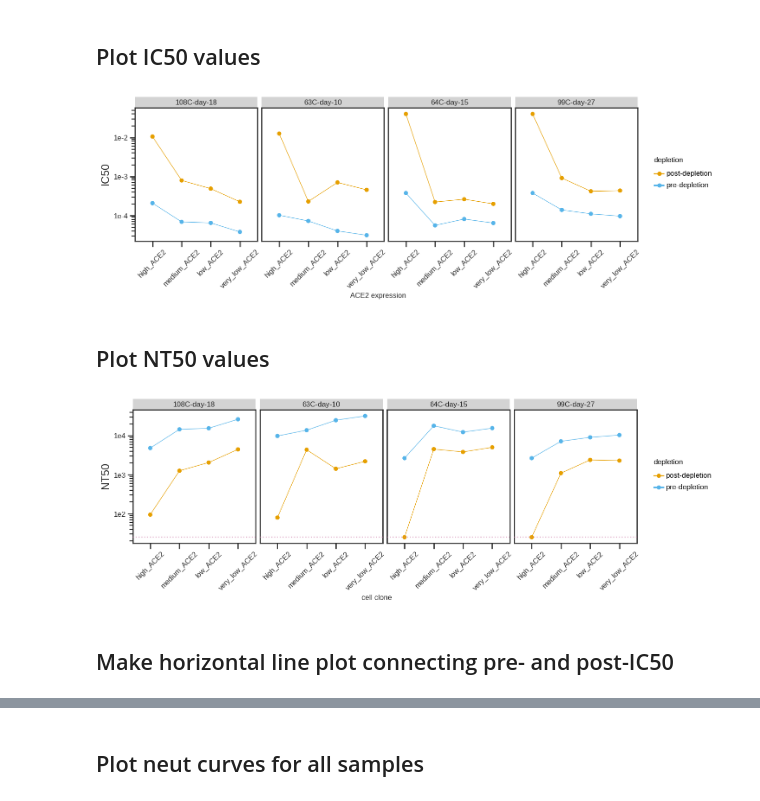
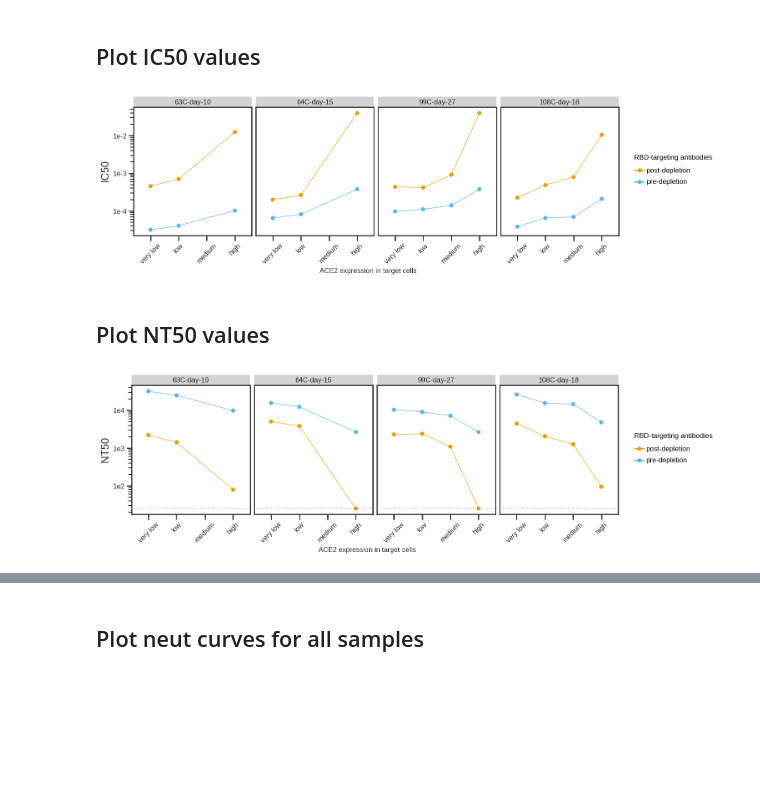
Before and after one commit to jbloomlab/Ace2_expression_neuts, a Jupyter notebook: virus_neutralization.ipynb, the cells around one changed output, grey strips where cells are left out. Drawn from its saved outputs; the diff is of its cells as text; code cells hidden in the pictures; blank space fills up the shorter version.

Commit message:
plot update

```diff
--- a/virus_neutralization.ipynb
+++ b/virus_neutralization.ipynb
@@ -121,9 +69,15 @@ fitparams
 fitparams.to_csv(config['neuts'], index=False)
 # %%
 fitparams[['sample', 'cells']] = fitparams['serum'].str.split('__', 1, expand=True)
+
+fitparams = fitparams.rename(columns={"depletion": "RBD-targeting antibodies"})
 # %%
 #category for cell order so that ggplot does not use alphabetical
-cat_order = ['high_ACE2', 'medium_ACE2', 'low_ACE2', 'very_low_ACE2']
+cat_order = ['very low', 'low', 'medium', 'high']
 fitparams['category'] = pd.Categorical(fitparams['cells'], categories=cat_order, ordered=True)
+
+cat_order_sera = ['63C-day-10', '64C-day-15', '99C-day-27', '108C-day-18']
+fitparams['sample'] = pd.Categorical(fitparams['sample'], categories=cat_order_sera, ordered=True)
+
 fitparams
 # %% [output]
@@ -147,31 +101,31 @@ fitparams
 # %% [markdown]
 ## Plot IC50 values
 # %%
-IC50 = (ggplot(fitparams, aes(x='category', y='ic50', colour='depletion', group = 'depletion')) +
+IC50 = (ggplot(fitparams, aes(x='category', y='ic50', colour='RBD-targeting antibodies', group = 'RBD-targeting antibodies')) +
               geom_point(size=3) +
         geom_line(alpha=1) +
              theme(figure_size=(15,1*df['serum'].nunique()),
                    axis_text=element_text(size=12),
                    axis_text_x=element_text(size=12, angle= 45),
                    legend_text=element_text(size=12),
                    legend_title=element_text(size=12),
                    axis_title_x=element_text(size=12),
                    strip_text = element_text(size=12)
                   ) +
               facet_wrap('sample', ncol = 4)+
               scale_y_log10(name='IC50') +
-              xlab('ACE2 expression') +
+              xlab('ACE2 expression in target cells') +
              scale_color_manual(values=CBPALETTE[1:])
                  )
 
 _ = IC50.draw()
 IC50.save(f'./{resultsdir}/IC50.pdf')
 # %% [output]
-[figure, old version]
+[figure, new version]
 # %% [markdown]
 ## Plot NT50 values
 # %%
-NT50 = (ggplot(fitparams, aes(x='category', y='NT50', colour='depletion', group = 'depletion')) +
+NT50 = (ggplot(fitparams, aes(x='category', y='NT50', colour='RBD-targeting antibodies', group = 'RBD-targeting antibodies')) +
               geom_point(size=3) +
              geom_line(alpha=1) +
              theme(figure_size=(15,1*df['serum'].nunique()),
@@ -189,13 +143,12 @@ NT50 = (ggplot(fitparams, aes(x='category', y='NT50', colour='depletion', group
                 color=CBPALETTE[7]) +
               facet_wrap('sample', ncol = 4)+
               scale_y_log10(name='NT50') +
-              xlab('cell clone') +
+              xlab('ACE2 expression in target cells') +
              scale_color_manual(values=CBPALETTE[1:])
                  )
 
 _ = NT50.draw()
 NT50.save(f'./{resultsdir}/NT50.pdf')
+NT50.save('NT50_all_samples.png', dpi=300)
 # %% [output]
-[figure, old version]
+[figure, new version]
-# %% [markdown]
-## Make horizontal line plot connecting pre- and post-IC50
```
Also changed, not shown: parts of 7 cells of this notebook, 9 other files.
